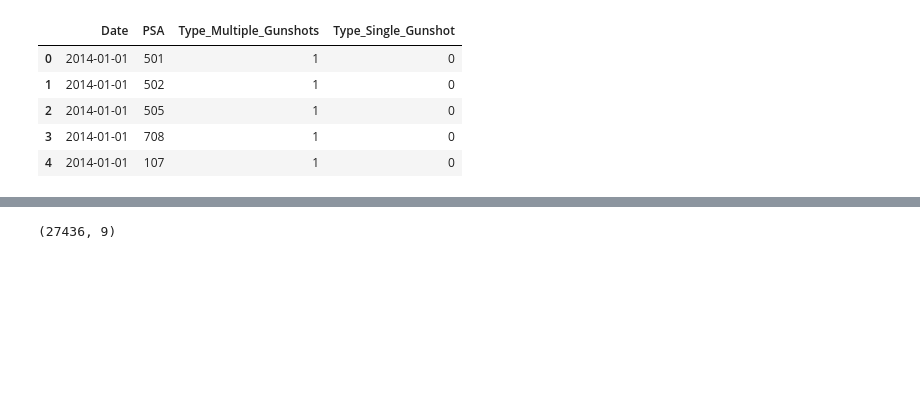
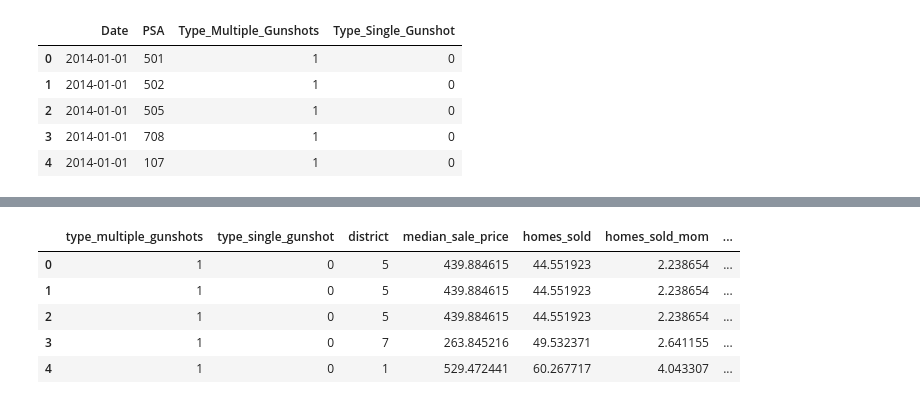
Before and after one commit to haoapple/The_Lab_DC_client_project, a Jupyter notebook: 03.Feature Engineering.ipynb, the cells around one changed output, grey strips where cells are left out. Drawn from its saved outputs; the diff is of its cells as text; code cells hidden in the pictures; blank space fills up the shorter version.

```diff
--- a/03.Feature Engineering.ipynb
+++ b/03.Feature Engineering.ipynb
@@ -121,3 +152,5 @@ homes_district = homes_district.groupby(['district']) \
+# %%
+csr_district = pd.merge(csr_turnover, csr_sum)
 # %%
 homes_district = homes_district.reset_index()
 # %%
@@ -138,7 +171,30 @@ homes_district = homes_district.append(district_7, ignore_index=True)
 # homes_district.to_pickle('./assets/homes_district.pkl')
 # %%
 shots_price = pd.merge(shots_district, homes_district, how='left', left_on=('district'), right_on=('district'))
-# %%
-shots_price.shape
-# %% [output]
-(27436, 9)
+# %%
+def date_separate(df):
+    df = df.copy()
+    df['Year'] = pd.DatetimeIndex(df['date']).year
+    df['Month'] = pd.DatetimeIndex(df['date']).month
+    df['Day'] = pd.DatetimeIndex(df['date']).day
+    df.drop(['date'], axis=1, inplace=True)
+    return df
+
+shots_price = date_separate(shots_price)
+# %%
+shots_price = lower_columns(shots_price)
+# %%
+shots_spot = pd.merge(shots_price,
+                      csr_district,
+                      how='left',
+                      left_on=('district', 'year', 'month', 'day'),
+                      right_on=('district', 'year', 'month', 'day'))
+# %%
+shots_spot.head()
+# %% [output]
+|  | type_multiple_gunshots | type_single_gunshot | district | median_sale_price | homes_sold | homes_sold_mom | ... |
+| 0 | 1 | 0 | 5 | 439.884615 | 44.551923 | 2.238654 | ... |
+| 1 | 1 | 0 | 5 | 439.884615 | 44.551923 | 2.238654 | ... |
+| 2 | 1 | 0 | 5 | 439.884615 | 44.551923 | 2.238654 | ... |
+| 3 | 1 | 0 | 7 | 263.845216 | 49.532371 | 2.641155 | ... |
+| 4 | 1 | 0 | 1 | 529.472441 | 60.267717 | 4.043307 | ... |
```
Also changed, not shown: parts of 9 cells of this notebook, 2 other files.
